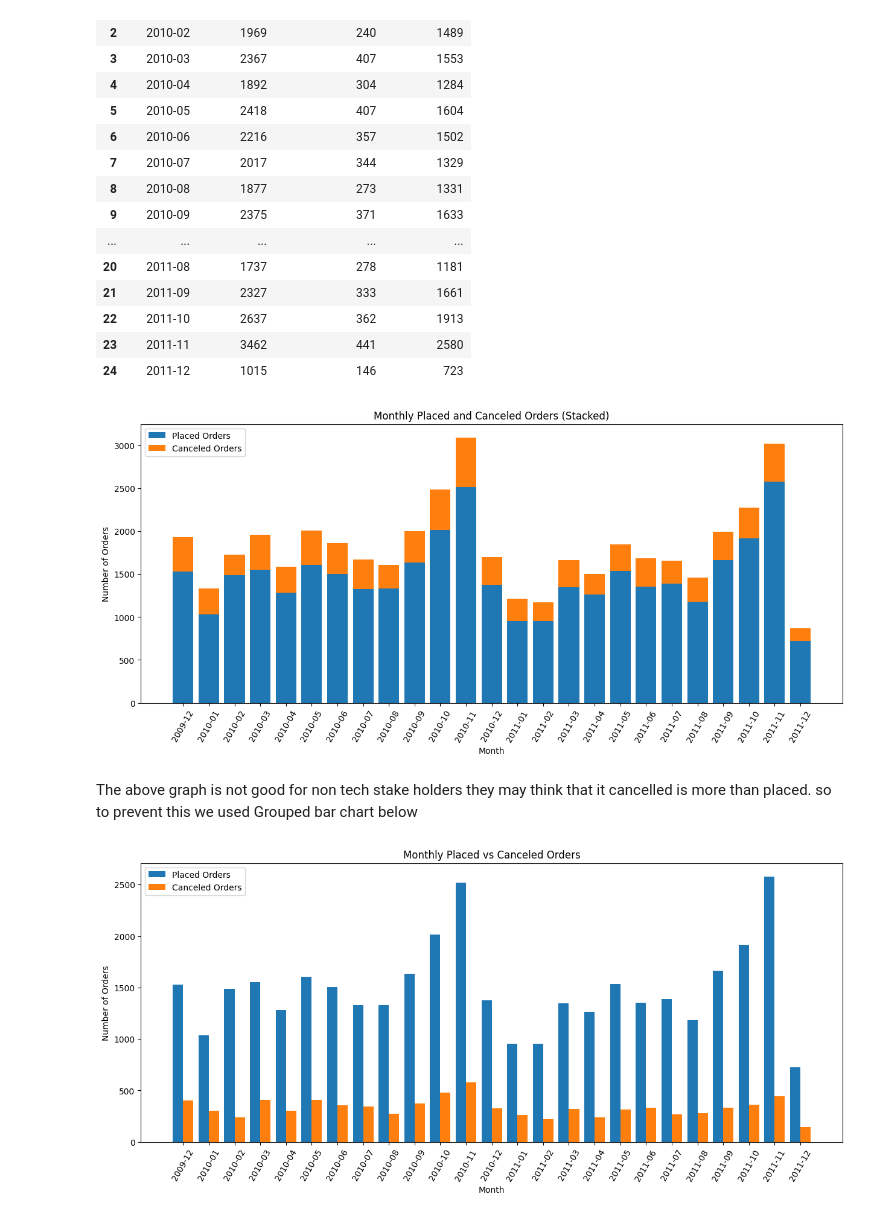
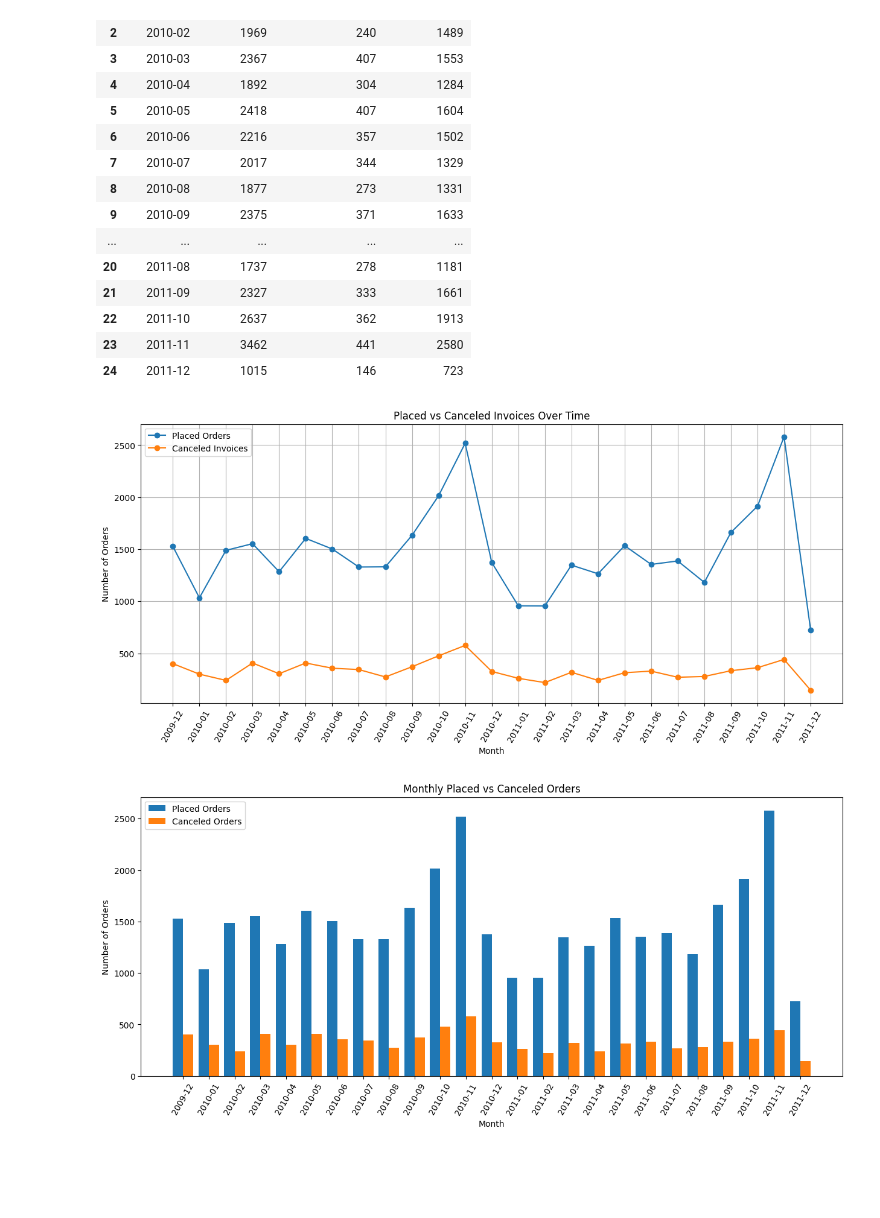
Before and after one commit to jarviscanada/jarvis_data_eng_SridharRaviKumar, a Jupyter notebook: python_data_analytics/analytics/london_giftshop_analysis.ipynb, the cells around one changed output. Drawn from its saved outputs; the diff is of its cells as text; code cells hidden in the pictures; blank space fills up the shorter version.

```diff
--- a/python_data_analytics/analytics/london_giftshop_analysis.ipynb
+++ b/python_data_analytics/analytics/london_giftshop_analysis.ipynb
@@ -594,33 +600,22 @@ monthly_orders
 | 22 | 2011-10 | 2637 | 362 | 1913 |
 | 23 | 2011-11 | 3462 | 441 | 2580 |
 | 24 | 2011-12 | 1015 | 146 | 723 |
-# %%
-#bar graph - stacked bar chart
-plt.figure(figsize=(15,6))
-
-plt.bar(
-    monthly_orders["YearMonth"],
-    monthly_orders["PlacedOrders"],
-    label="Placed Orders"
-)
-
-plt.bar(
-    monthly_orders["YearMonth"],
-    monthly_orders["CanceledInvoices"],
-    bottom=monthly_orders["PlacedOrders"],
-    label="Canceled Orders"
-)
-
-plt.xticks(rotation=60)
-plt.xlabel("Month")
-plt.ylabel("Number of Orders")
-plt.title("Monthly Placed and Canceled Orders (Stacked)")
-plt.legend()
-plt.show()
-# %% [output]
-[figure, removed]
-# %% [markdown]
-The above graph is not good for non tech stake holders they may think that it cancelled is more than placed. so to prevent this we used Grouped bar chart below
+# %%
+#placed vs cancelled percentage plot
+plt.figure(figsize=(15,6))
+plt.plot(monthly_orders["YearMonth"], monthly_orders["PlacedOrders"], marker="o", label="Placed Orders")
+plt.plot(monthly_orders["YearMonth"], monthly_orders["CanceledInvoices"], marker="o", label="Canceled Invoices")
+plt.xticks(rotation=60)
+plt.xlabel("Month")
+plt.ylabel("Number of Orders")
+plt.title("Placed vs Canceled Invoices Over Time")
+
+
+plt.legend()
+plt.grid(True)
+plt.show()
+# %% [output]
+[figure, added]
 # %%
 #Grouped bar graph - side by side
 import numpy as np
```
Also changed, not shown: parts of 40 cells of this notebook, 1 other file.
